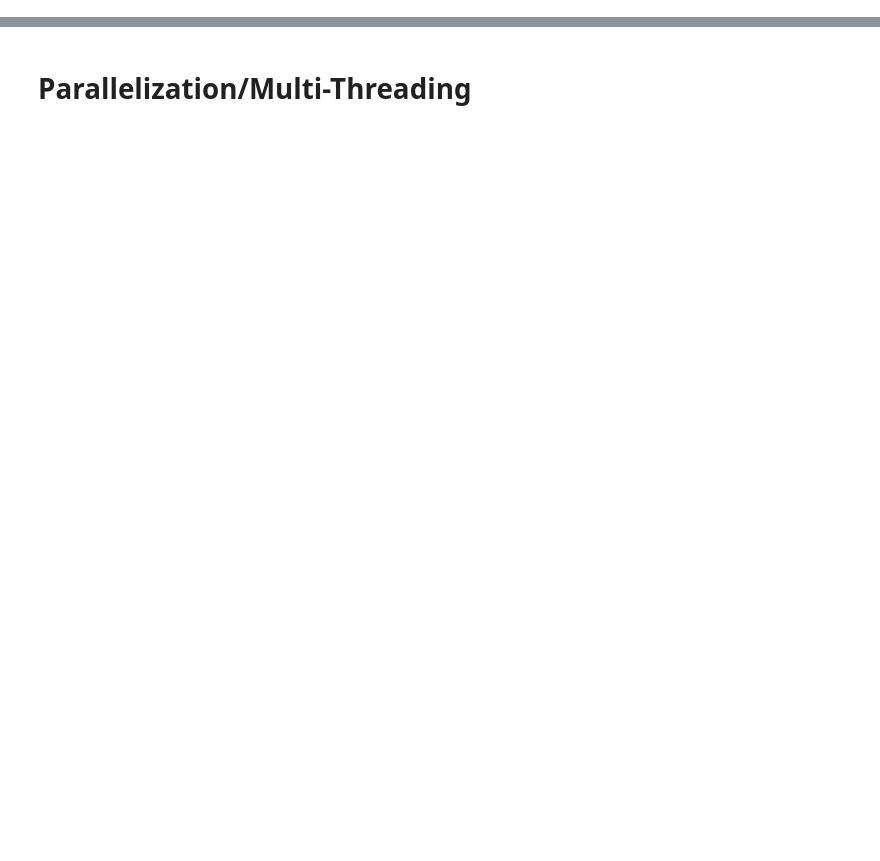
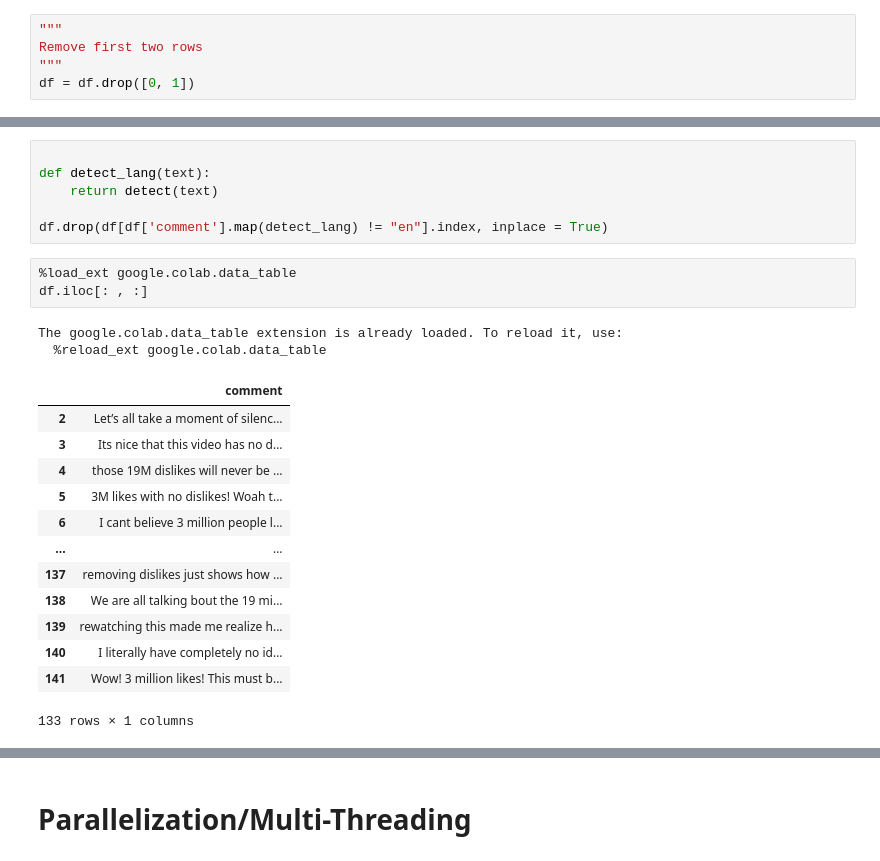
Before and after one commit to amyyq2/CourseProject, a Jupyter notebook: comments_scraping.ipynb, the cells around one changed output, grey strips where cells are left out. Cells and saved outputs as stored; diff of their text form; blank space fills up the shorter version.

```diff
--- a/comments_scraping.ipynb
+++ b/comments_scraping.ipynb
@@ -84,0 +80,5 @@ The google.colab.data_table extension is already loaded. To reload it, use:
+# %%
+"""
+Remove first two rows
+"""
+df = df.drop([0, 1])
@@ -84,0 +94,25 @@ The google.colab.data_table extension is already loaded. To reload it, use:
+# %%
+
+def detect_lang(text):
+    return detect(text)
+
+df.drop(df[df['comment'].map(detect_lang) != "en"].index, inplace = True)
+# %%
+%load_ext google.colab.data_table
+df.iloc[: , :]
+# %% [output]
+The google.colab.data_table extension is already loaded. To reload it, use:
+  %reload_ext google.colab.data_table
+|  | comment |
+| 2 | Let’s all take a moment of silenc... |
+| 3 | Its nice that this video has no d... |
+| 4 | those 19M dislikes will never be ... |
+| 5 | 3M likes with no dislikes! Woah t... |
+| 6 | I cant believe 3 million people l... |
+| ... | ... |
+| 137 | removing dislikes just shows how ... |
+| 138 | We are all talking bout the 19 mi... |
+| 139 | rewatching this made me realize h... |
+| 140 | I literally have completely no id... |
+| 141 | Wow! 3 million likes! This must b... |
+133 rows × 1 columns
```
Also changed, not shown: parts of 12 cells of this notebook.
